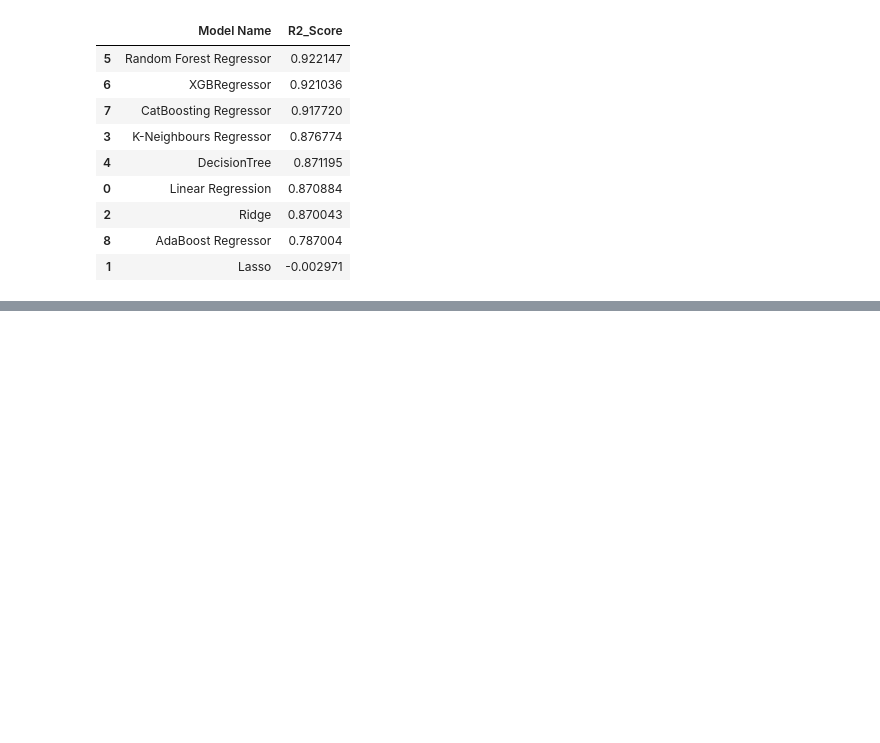
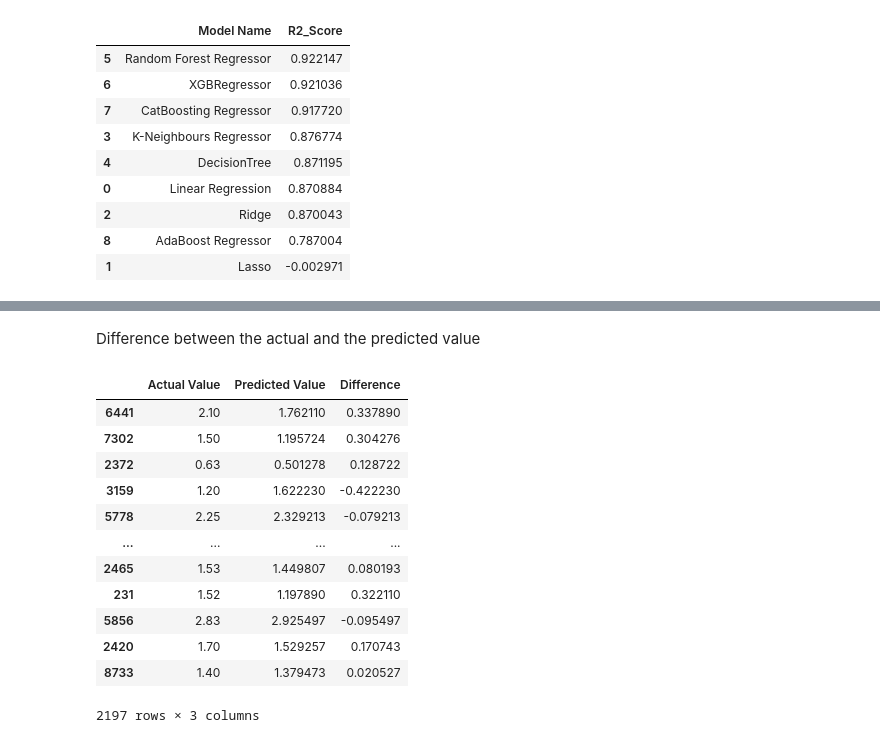
Before and after one commit to Sahil-Dev404/DBSCAN-Uni-Project, a Jupyter notebook: NoteBooks/model_training_pipeline.ipynb, the cells around one changed output, grey strips where cells are left out. Cells and saved outputs as stored; diff of their text form; code cells hidden in the pictures; blank space fills up the shorter version.

```diff
--- a/NoteBooks/model_training_pipeline.ipynb
+++ b/NoteBooks/model_training_pipeline.ipynb
@@ -223,0 +258,19 @@ pd.DataFrame(list(zip(model_list,r2_list)),columns=['Model Name','R2_Score']).so
+# %% [markdown]
+Difference between the actual and the predicted value
+# %%
+pred_df=pd.DataFrame({'Actual Value':y_test,'Predicted Value':y_pred,'Difference':y_test-y_pred})
+pred_df
+# %% [output]
+|  | Actual Value | Predicted Value | Difference |
+| 6441 | 2.10 | 1.762110 | 0.337890 |
+| 7302 | 1.50 | 1.195724 | 0.304276 |
+| 2372 | 0.63 | 0.501278 | 0.128722 |
+| 3159 | 1.20 | 1.622230 | -0.422230 |
+| 5778 | 2.25 | 2.329213 | -0.079213 |
+| ... | ... | ... | ... |
+| 2465 | 1.53 | 1.449807 | 0.080193 |
+| 231 | 1.52 | 1.197890 | 0.322110 |
+| 5856 | 2.83 | 2.925497 | -0.095497 |
+| 2420 | 1.70 | 1.529257 | 0.170743 |
+| 8733 | 1.40 | 1.379473 | 0.020527 |
+2197 rows × 3 columns
```
Also changed, not shown: parts of 5 cells of this notebook.
